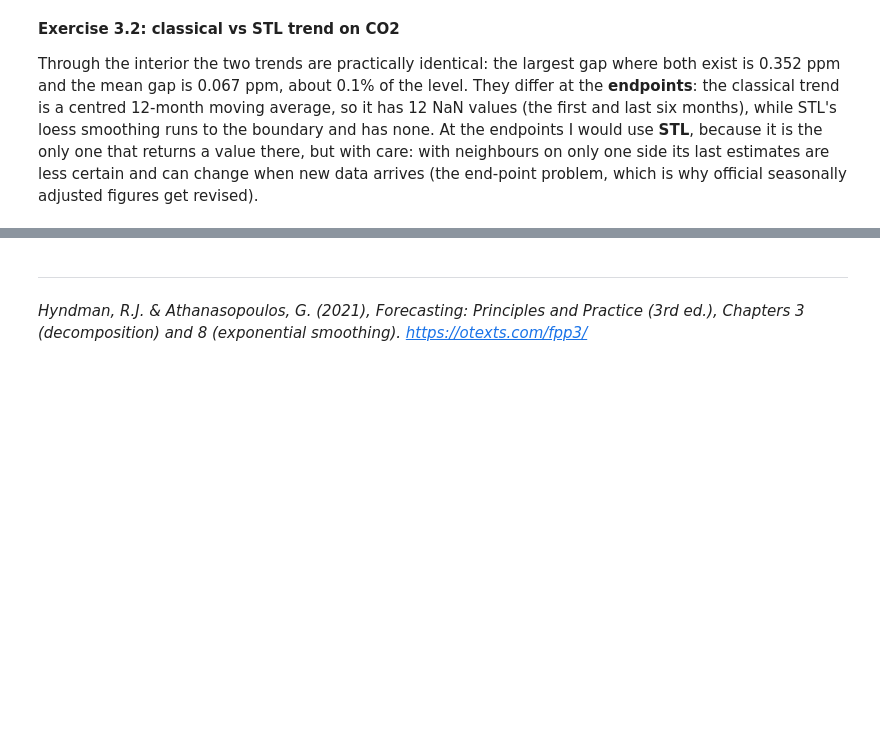
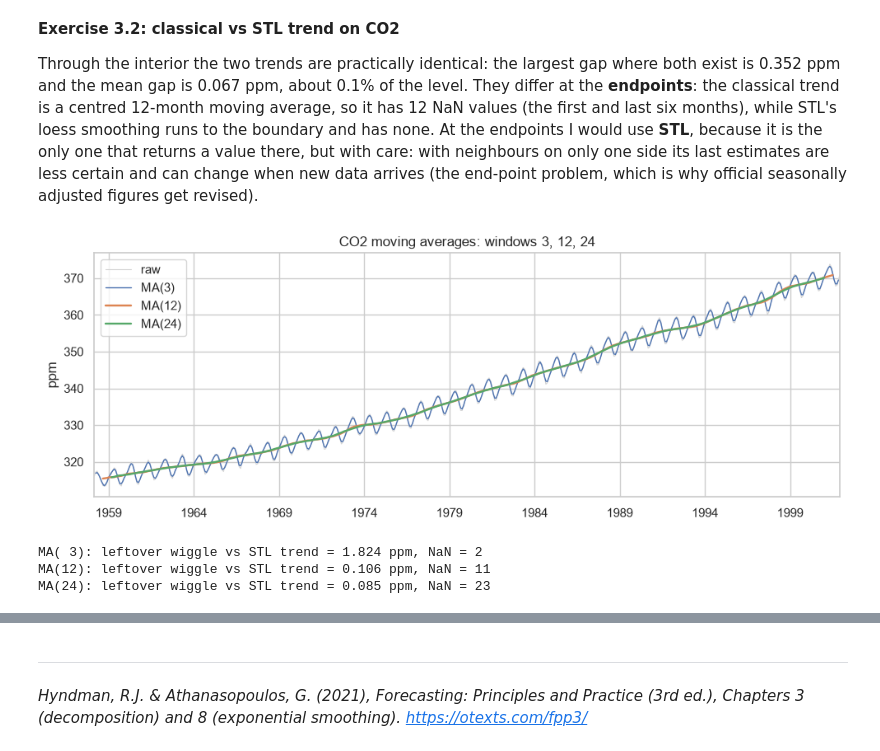
Before and after one commit to rouzbeh-enayatzadeh/ds-time-series-analysis, a Jupyter notebook: 03_decomposition_and_smoothing.ipynb, the cells around one changed output, grey strips where cells are left out. Saved outputs shown, nothing was run; the diff lists cells and outputs as text; code cells hidden in the pictures; blank space fills up the shorter version.

Commit message:
NB03 Exercise 3.3: MA(12) is the smallest window that removes CO2 seasonality (wiggle 1.82 vs 0.11 vs 0.09 ppm)

```diff
--- a/03_decomposition_and_smoothing.ipynb
+++ b/03_decomposition_and_smoothing.ipynb
@@ -332,3 +332,25 @@ max gap where both exist: 0.352
 **Exercise 3.2: classical vs STL trend on CO2**
 
 Through the interior the two trends are practically identical: the largest gap where both exist is 0.352 ppm and the mean gap is 0.067 ppm, about 0.1% of the level. They differ at the **endpoints**: the classical trend is a centred 12-month moving average, so it has 12 NaN values (the first and last six months), while STL's loess smoothing runs to the boundary and has none. At the endpoints I would use **STL**, because it is the only one that returns a value there, but with care: with neighbours on only one side its last estimates are less certain and can change when new data arrives (the end-point problem, which is why official seasonally adjusted figures get revised).
+# %%
+fig, ax = plt.subplots(figsize=(10, 3.8))
+co2_data.plot(ax=ax, color="lightgrey", linewidth=0.8, label="raw")
+co2_data.rolling(3, center=True).mean().plot(ax=ax, label="MA(3)", linewidth=1.0)
+co2_data.rolling(12, center=True).mean().plot(ax=ax, label="MA(12)", linewidth=1.7)
+co2_data.rolling(24, center=True).mean().plot(ax=ax, label="MA(24)", linewidth=1.7)
+ax.set_title("CO2 moving averages: windows 3, 12, 24")
+ax.set_ylabel("ppm")
+ax.legend()
+plt.tight_layout()
+plt.show()
+
+stl_trend = STL(co2_data, period=12, robust=True).fit().trend
+for w in [3, 12, 24]:
+    ma = co2_data.rolling(w, center=True).mean()
+    wiggle = (ma - stl_trend).std()
+    print(f"MA({w:2d}): leftover wiggle vs STL trend = {wiggle:.3f} ppm, NaN = {ma.isna().sum()}")
+# %% [output]
+[figure, added]
+MA( 3): leftover wiggle vs STL trend = 1.824 ppm, NaN = 2
+MA(12): leftover wiggle vs STL trend = 0.106 ppm, NaN = 11
+MA(24): leftover wiggle vs STL trend = 0.085 ppm, NaN = 23
```
Also changed, not shown: parts of 1 cell of this notebook.
